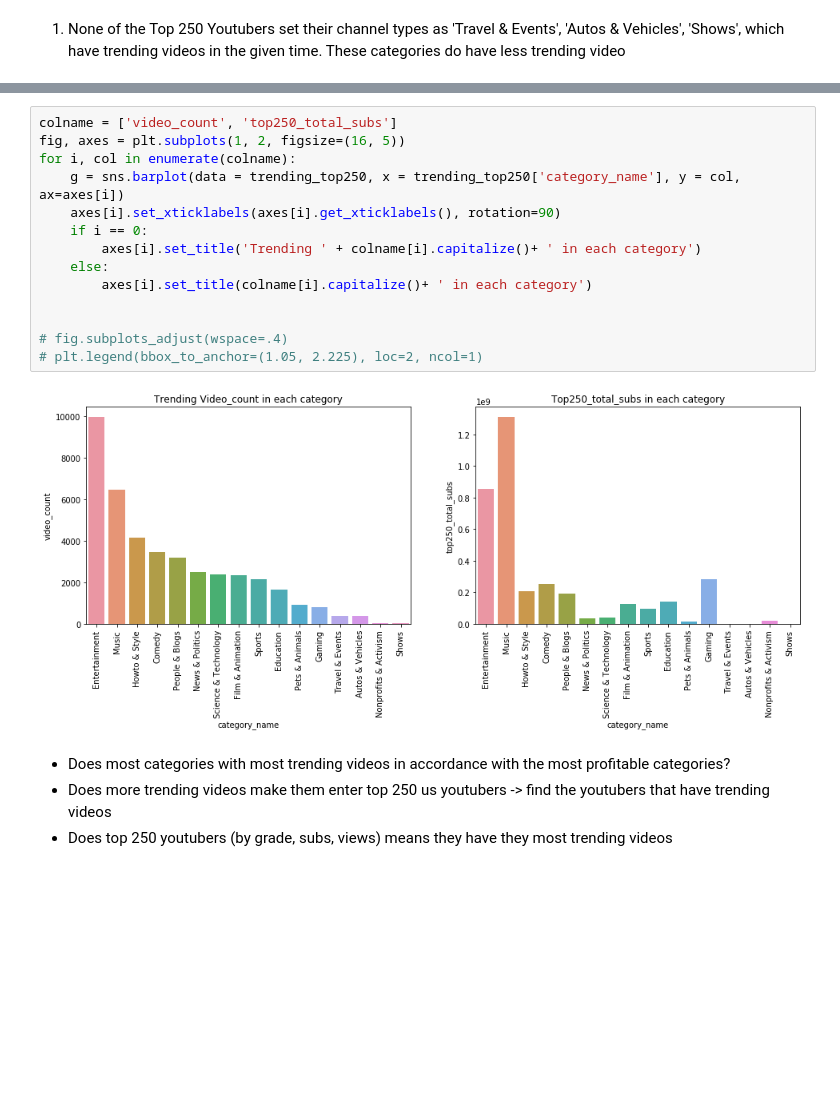
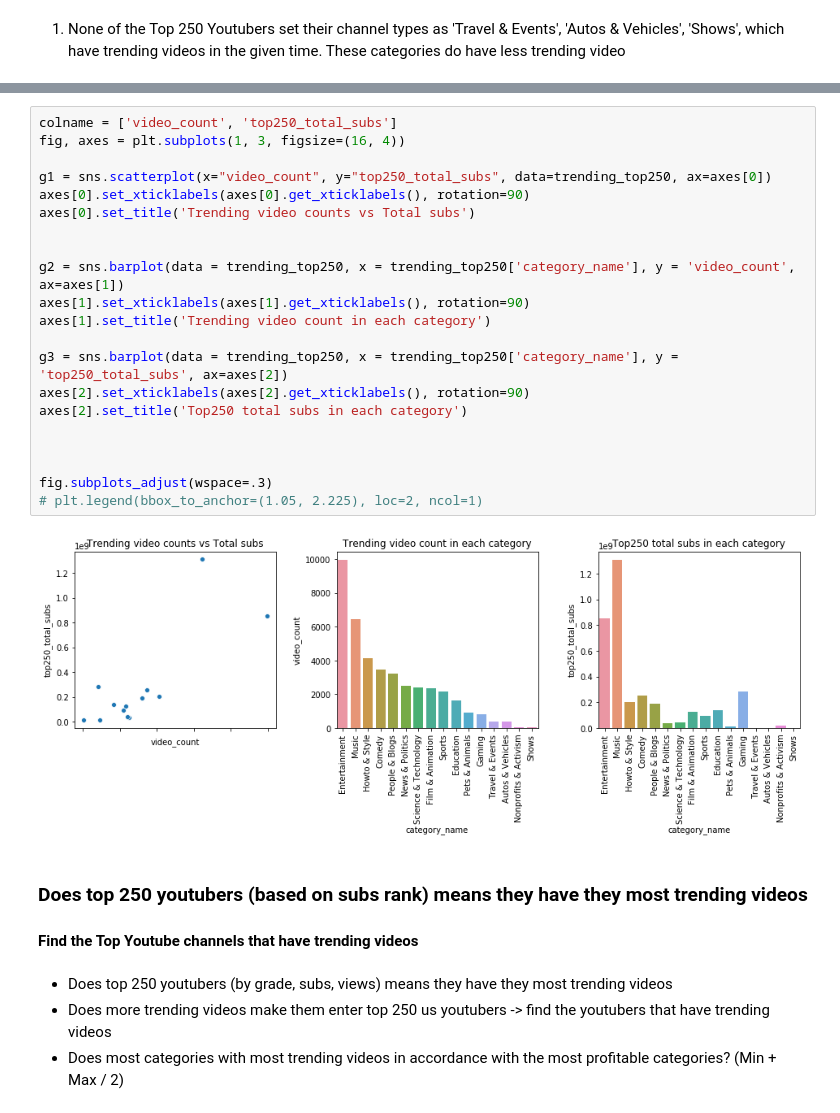
Before and after one commit to gillian850413/Final_Project, a Jupyter notebook: IS590PR_Final_Project_Part2.ipynb, the cells around one changed output, grey strips where cells are left out. Drawn from its saved outputs; the diff is of its cells as text; blank space fills up the shorter version.

```diff
--- a/IS590PR_Final_Project_Part2.ipynb
+++ b/IS590PR_Final_Project_Part2.ipynb
@@ -444,20 +477,30 @@ trending_top250
 # %%
 colname = ['video_count', 'top250_total_subs']
-fig, axes = plt.subplots(1, 2, figsize=(16, 5))
-for i, col in enumerate(colname):
-    g = sns.barplot(data = trending_top250, x = trending_top250['category_name'], y = col, ax=axes[i])
-    axes[i].set_xticklabels(axes[i].get_xticklabels(), rotation=90)
-    if i == 0:
-        axes[i].set_title('Trending ' + colname[i].capitalize()+ ' in each category')
-    else:
-        axes[i].set_title(colname[i].capitalize()+ ' in each category')
+fig, axes = plt.subplots(1, 3, figsize=(16, 4))
+
+g1 = sns.scatterplot(x="video_count", y="top250_total_subs", data=trending_top250, ax=axes[0])
+axes[0].set_xticklabels(axes[0].get_xticklabels(), rotation=90)
+axes[0].set_title('Trending video counts vs Total subs')
 
 
-# fig.subplots_adjust(wspace=.4)
+g2 = sns.barplot(data = trending_top250, x = trending_top250['category_name'], y = 'video_count', ax=axes[1])
+axes[1].set_xticklabels(axes[1].get_xticklabels(), rotation=90)
+axes[1].set_title('Trending video count in each category')
+
+g3 = sns.barplot(data = trending_top250, x = trending_top250['category_name'], y = 'top250_total_subs', ax=axes[2])
+axes[2].set_xticklabels(axes[2].get_xticklabels(), rotation=90)
+axes[2].set_title('Top250 total subs in each category')
+
+
+
+fig.subplots_adjust(wspace=.3)
 # plt.legend(bbox_to_anchor=(1.05, 2.225), loc=2, ncol=1)
 # %% [output]
-[figure, old version]
+[figure, new version]
+# %% [markdown]
+### Does top 250 youtubers (based on subs rank) means they have they most trending videos
+#### Find the Top Youtube channels that have trending videos
 # %% [markdown]
-- Does most categories with most trending videos in accordance with the most profitable categories?
+- Does top 250 youtubers (by grade, subs, views) means they have they most trending videos
 - Does more trending videos make them enter top 250 us youtubers -> find the youtubers that have trending videos
-- Does top 250 youtubers (by grade, subs, views) means they have they most trending videos
+- Does most categories with most trending videos in accordance with the most profitable categories? (Min + Max / 2)
```
Also changed, not shown: parts of 31 cells of this notebook.
